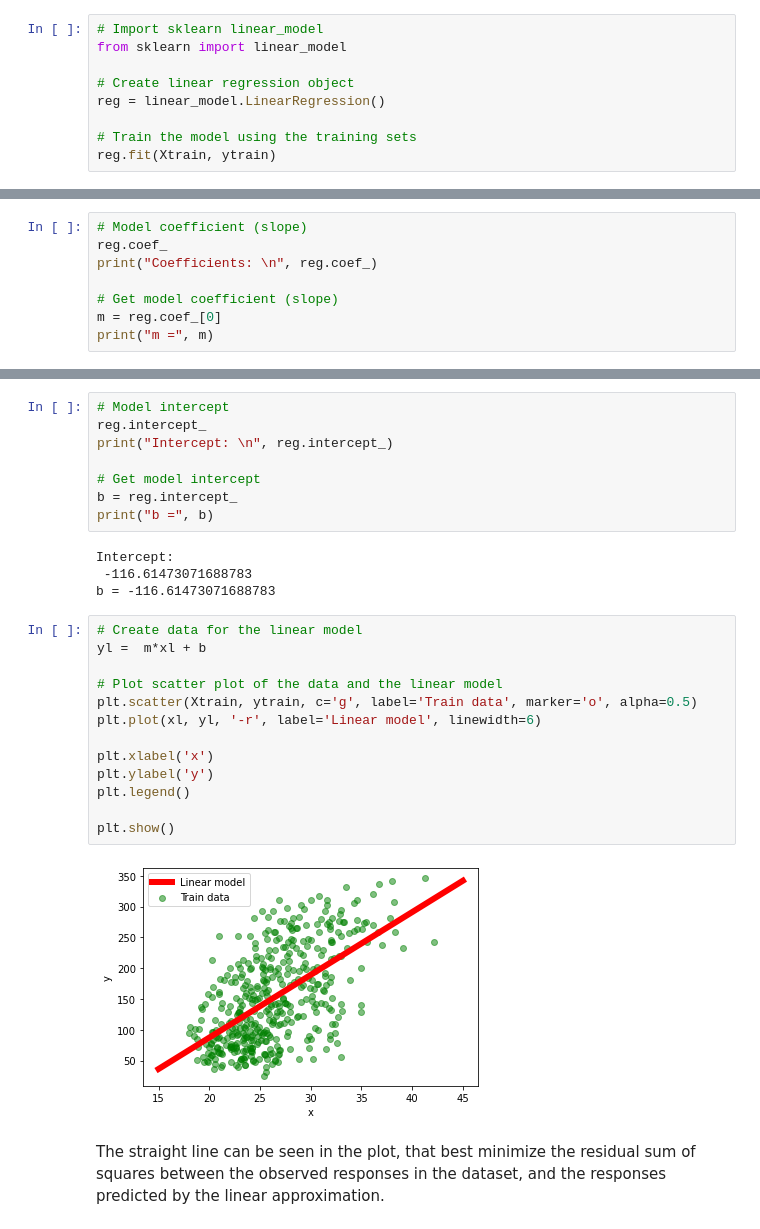
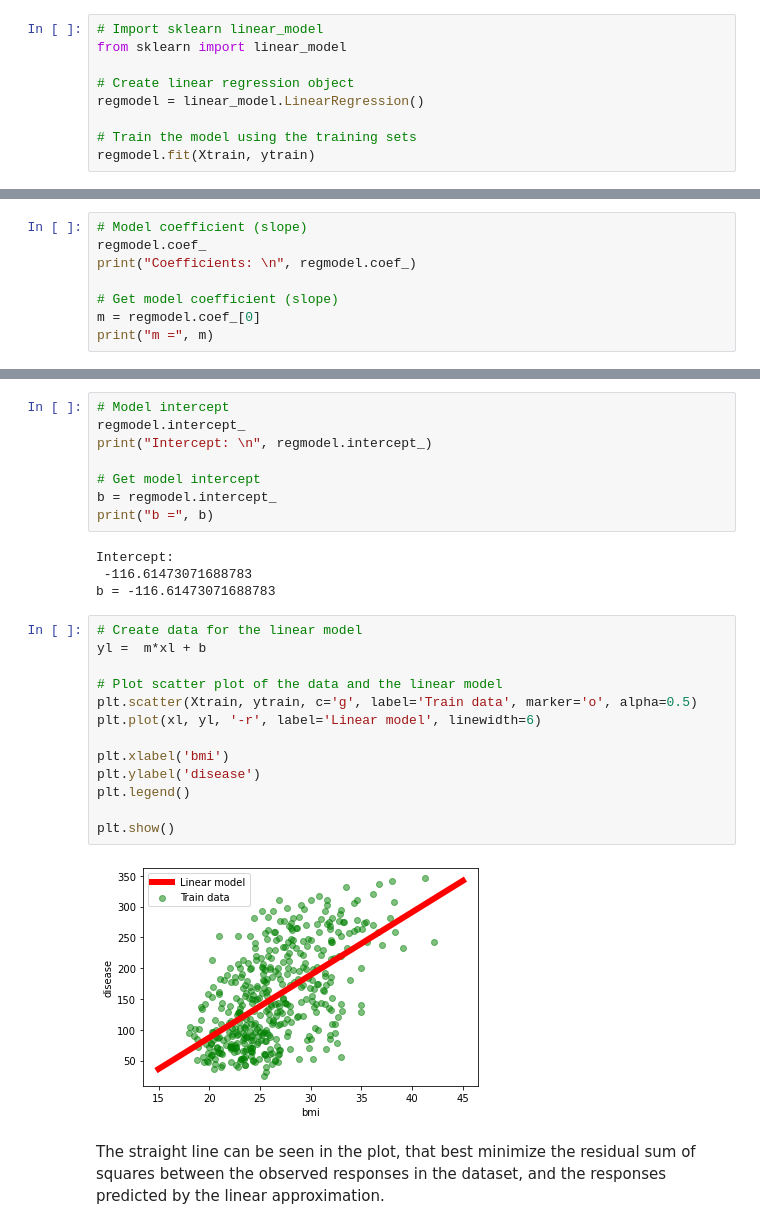
Before and after one commit to javiermao/MachineLearningWithPython, a Jupyter notebook: Part1_SupervisedLearning/S11_LinearRegressionOneVariable.ipynb, the cells around one changed output, grey strips where cells are left out. Saved outputs shown, nothing was run; the diff lists cells and outputs as text.

```diff
--- a/Part1_SupervisedLearning/S11_LinearRegressionOneVariable.ipynb
+++ b/Part1_SupervisedLearning/S11_LinearRegressionOneVariable.ipynb
@@ -230,10 +244,10 @@ Creating the linear reggresion model
 from sklearn import linear_model
 
 # Create linear regression object
-reg = linear_model.LinearRegression()
+regmodel = linear_model.LinearRegression()
 
 # Train the model using the training sets
-reg.fit(Xtrain, ytrain)
+regmodel.fit(Xtrain, ytrain)
 # %% [output]
 LinearRegression()
 # %% [markdown]
@@ -243,10 +257,10 @@ Coeeficient (slope) $m$ and intercept $b$
 # %%
 # Model coefficient (slope)
-reg.coef_
-print("Coefficients: \n", reg.coef_)
+regmodel.coef_
+print("Coefficients: \n", regmodel.coef_)
 
 # Get model coefficient (slope)
-m = reg.coef_[0]
+m = regmodel.coef_[0]
 print("m =", m)
 # %% [output]
 Coefficients:
@@ -254,11 +268,11 @@ Coefficients:
 m = 10.191460675883958
 # %%
 # Model intercept
-reg.intercept_
-print("Intercept: \n", reg.intercept_)
+regmodel.intercept_
+print("Intercept: \n", regmodel.intercept_)
 
 # Get model intercept
-b = reg.intercept_
+b = regmodel.intercept_
 print("b =", b)
 # %% [output]
 Intercept:
@@ -267,18 +281,18 @@ b = -116.61473071688783
 # %%
 # Create data for the linear model
 yl =  m*xl + b
 
 # Plot scatter plot of the data and the linear model
 plt.scatter(Xtrain, ytrain, c='g', label='Train data', marker='o', alpha=0.5)
 plt.plot(xl, yl, '-r', label='Linear model', linewidth=6)
 
-plt.xlabel('x')
-plt.ylabel('y')
+plt.xlabel('bmi')
+plt.ylabel('disease')
 plt.legend()
 
 plt.show()
 # %% [output]
-[figure, old version]
+[figure, new version]
 # %% [markdown]
 The straight line can be seen in the plot, that best minimize the residual sum of squares between the observed responses in the dataset, and the responses predicted by the linear approximation.
 # %% [markdown]
```
Also changed, not shown: parts of 20 cells of this notebook, 1 other file.
